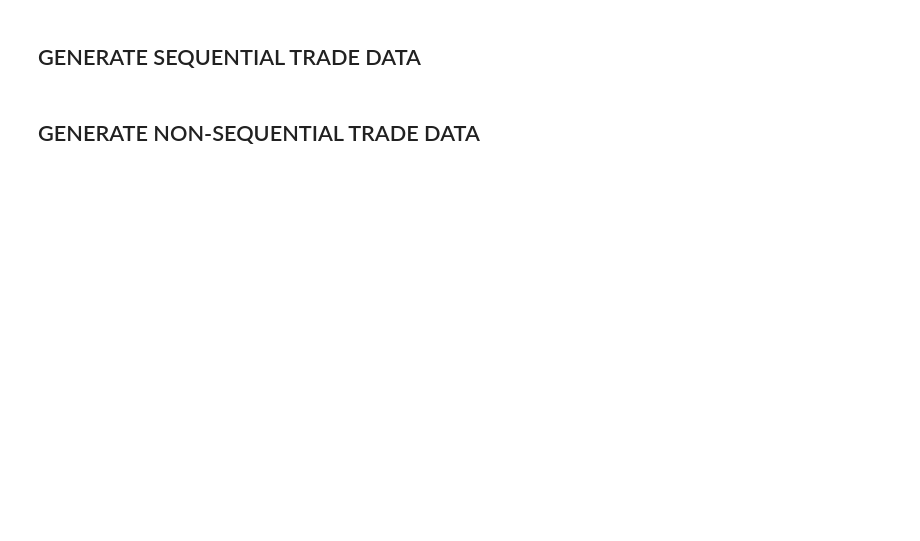
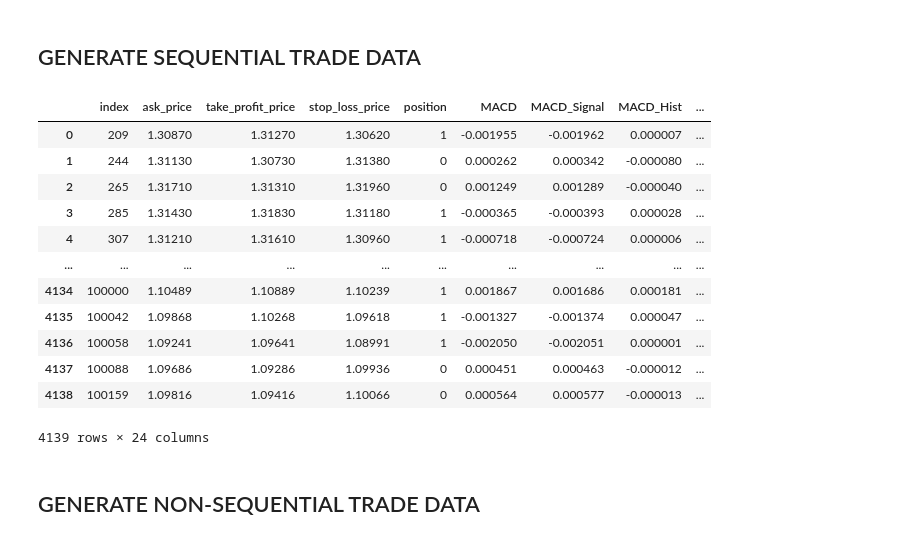
Before and after one commit to EngineerDanny/robust_algo_trader, a Jupyter notebook: data/gen_trade_data.ipynb, the cells around one changed output. Saved outputs shown, nothing was run; the diff lists cells and outputs as text; code cells hidden in the pictures; blank space fills up the shorter version.

Commit message:
update gen_trade_data script

```diff
--- a/data/gen_trade_data.ipynb
+++ b/data/gen_trade_data.ipynb
@@ -22,6 +22,8 @@ dataset_path = f"{root_data_dir}/EURUSD/EURUSD_H1_200702210000_202304242100_Upda
 config_path = "/projects/genomic-ml/da2343/ml_project_2/settings/config.json"
 with open(config_path) as f:
   config = json.load(f)
+
+dataset_name = "EURUSD_H1"
 # Get the take_profit and stop_loss levels from the config file
 tp = config["trading_settings"][dataset_name]["take_profit"]
 sl = config["trading_settings"][dataset_name]["stop_loss"]
@@ -32,7 +34,7 @@ offset = y.index[0]
 # %% [markdown]
 ## GENERATE SEQUENTIAL TRADE DATA
 # %%
-def create_trade_order(row, position, tp, sl, timeperiod):
+def create_trade_order(row, position, tp, sl):
     ask_price = row["Close"]
     tp_price = ask_price + tp if position == 1 else ask_price - tp
     sl_price = ask_price - sl if position == 1 else ask_price + sl
@@ -43,7 +45,7 @@ def create_trade_order(row, position, tp, sl, timeperiod):
         "take_profit_price": tp_price,
         "stop_loss_price": sl_price,
         "position": position,
-        f"SMA_{timeperiod}": row[f"SMA_{timeperiod}"],
+        # f"SMA_{timeperiod}": row[f"SMA_{timeperiod}"],
         "MACD": row["MACD"],
         "MACD_Signal": row["MACD_Signal"],
         "MACD_Hist": row["MACD_Hist"],
@@ -100,10 +102,26 @@ for index, row in df.iterrows():
     macd_crossover_change = row["MACD_Crossover_Change"]
     if macd_crossover_change > 0 or macd_crossover_change < 0:
         current_position = 1 if macd_crossover_change > 0 else 0
-        local_order = create_trade_order(row, current_position, tp, sl, timeperiod)
+        local_order = create_trade_order(row, current_position, tp, sl)
         trades.append(local_order)
 
 trades_df = pd.DataFrame(trades)
+# %%
+trades_df
+# %% [output]
+|  | index | ask_price | take_profit_price | stop_loss_price | position | MACD | MACD_Signal | MACD_Hist | ... |
+| 0 | 209 | 1.30870 | 1.31270 | 1.30620 | 1 | -0.001955 | -0.001962 | 0.000007 | ... |
+| 1 | 244 | 1.31130 | 1.30730 | 1.31380 | 0 | 0.000262 | 0.000342 | -0.000080 | ... |
+| 2 | 265 | 1.31710 | 1.31310 | 1.31960 | 0 | 0.001249 | 0.001289 | -0.000040 | ... |
+| 3 | 285 | 1.31430 | 1.31830 | 1.31180 | 1 | -0.000365 | -0.000393 | 0.000028 | ... |
+| 4 | 307 | 1.31210 | 1.31610 | 1.30960 | 1 | -0.000718 | -0.000724 | 0.000006 | ... |
+| ... | ... | ... | ... | ... | ... | ... | ... | ... | ... |
+| 4134 | 100000 | 1.10489 | 1.10889 | 1.10239 | 1 | 0.001867 | 0.001686 | 0.000181 | ... |
+| 4135 | 100042 | 1.09868 | 1.10268 | 1.09618 | 1 | -0.001327 | -0.001374 | 0.000047 | ... |
+| 4136 | 100058 | 1.09241 | 1.09641 | 1.08991 | 1 | -0.002050 | -0.002051 | 0.000001 | ... |
+| 4137 | 100088 | 1.09686 | 1.09286 | 1.09936 | 0 | 0.000451 | 0.000463 | -0.000012 | ... |
+| 4138 | 100159 | 1.09816 | 1.09416 | 1.10066 | 0 | 0.000564 | 0.000577 | -0.000013 | ... |
+4139 rows × 24 columns
 # %%
 # 2359 rows × 24 columns
 # save the trades dataframe to a csv file
```
Also changed, not shown: parts of 3 cells of this notebook.
